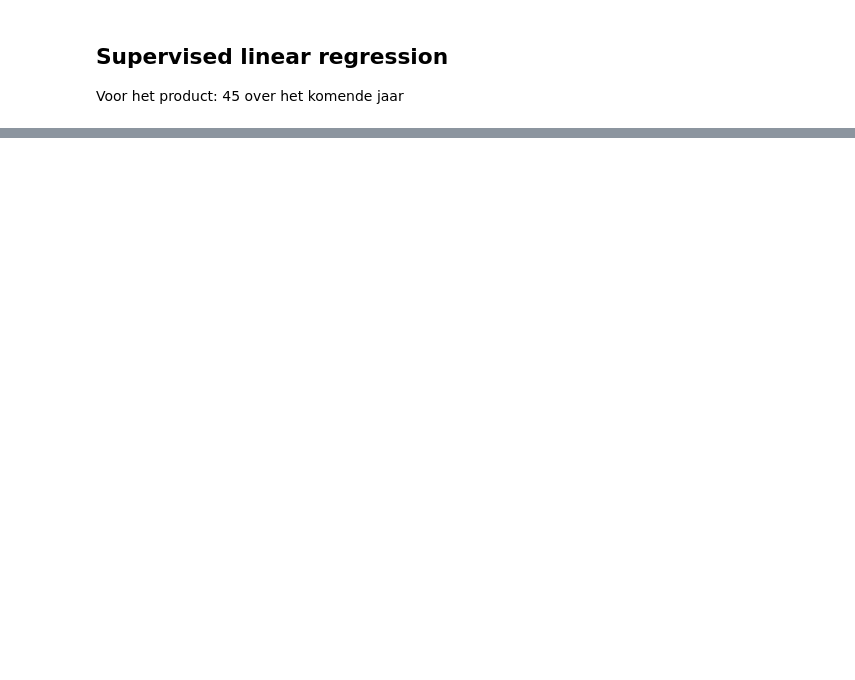
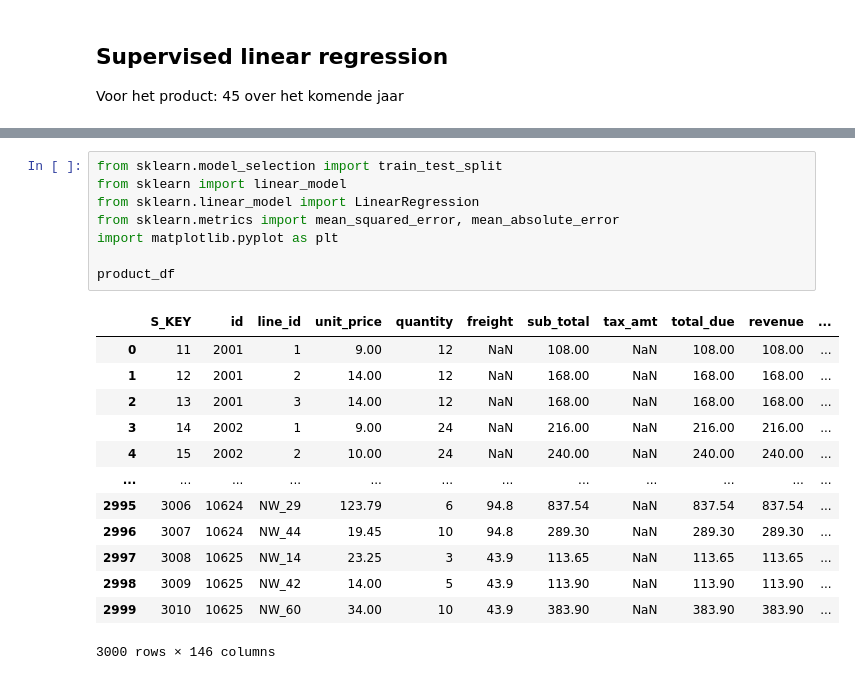
Before and after one commit to 22082476/United-Outdoors, a Jupyter notebook: Practicum_8.1_Regressie.ipynb, the cells around one changed output, grey strips where cells are left out. Cells and saved outputs as stored; diff of their text form; blank space fills up the shorter version.

```diff
--- a/Practicum_8.1_Regressie.ipynb
+++ b/Practicum_8.1_Regressie.ipynb
@@ -172,0 +52,22 @@ mean_squared_error(y_pred_merge["EXPECTED_VOLUME"], y_pred_merge["Predicted_volu
+# %%
+from sklearn.model_selection import train_test_split
+from sklearn import linear_model
+from sklearn.linear_model import LinearRegression
+from sklearn.metrics import mean_squared_error, mean_absolute_error
+import matplotlib.pyplot as plt
+
+product_df
+# %% [output]
+|  | S_KEY | id | line_id | unit_price | quantity | freight | sub_total | tax_amt | total_due | revenue | ... |
+| 0 | 11 | 2001 | 1 | 9.00 | 12 | NaN | 108.00 | NaN | 108.00 | 108.00 | ... |
+| 1 | 12 | 2001 | 2 | 14.00 | 12 | NaN | 168.00 | NaN | 168.00 | 168.00 | ... |
+| 2 | 13 | 2001 | 3 | 14.00 | 12 | NaN | 168.00 | NaN | 168.00 | 168.00 | ... |
+| 3 | 14 | 2002 | 1 | 9.00 | 24 | NaN | 216.00 | NaN | 216.00 | 216.00 | ... |
+| 4 | 15 | 2002 | 2 | 10.00 | 24 | NaN | 240.00 | NaN | 240.00 | 240.00 | ... |
+| ... | ... | ... | ... | ... | ... | ... | ... | ... | ... | ... | ... |
+| 2995 | 3006 | 10624 | NW_29 | 123.79 | 6 | 94.8 | 837.54 | NaN | 837.54 | 837.54 | ... |
+| 2996 | 3007 | 10624 | NW_44 | 19.45 | 10 | 94.8 | 289.30 | NaN | 289.30 | 289.30 | ... |
+| 2997 | 3008 | 10625 | NW_14 | 23.25 | 3 | 43.9 | 113.65 | NaN | 113.65 | 113.65 | ... |
+| 2998 | 3009 | 10625 | NW_42 | 14.00 | 5 | 43.9 | 113.90 | NaN | 113.90 | 113.90 | ... |
+| 2999 | 3010 | 10625 | NW_60 | 34.00 | 10 | 43.9 | 383.90 | NaN | 383.90 | 383.90 | ... |
+3000 rows × 146 columns
```
Also changed, not shown: parts of 22 cells of this notebook.
